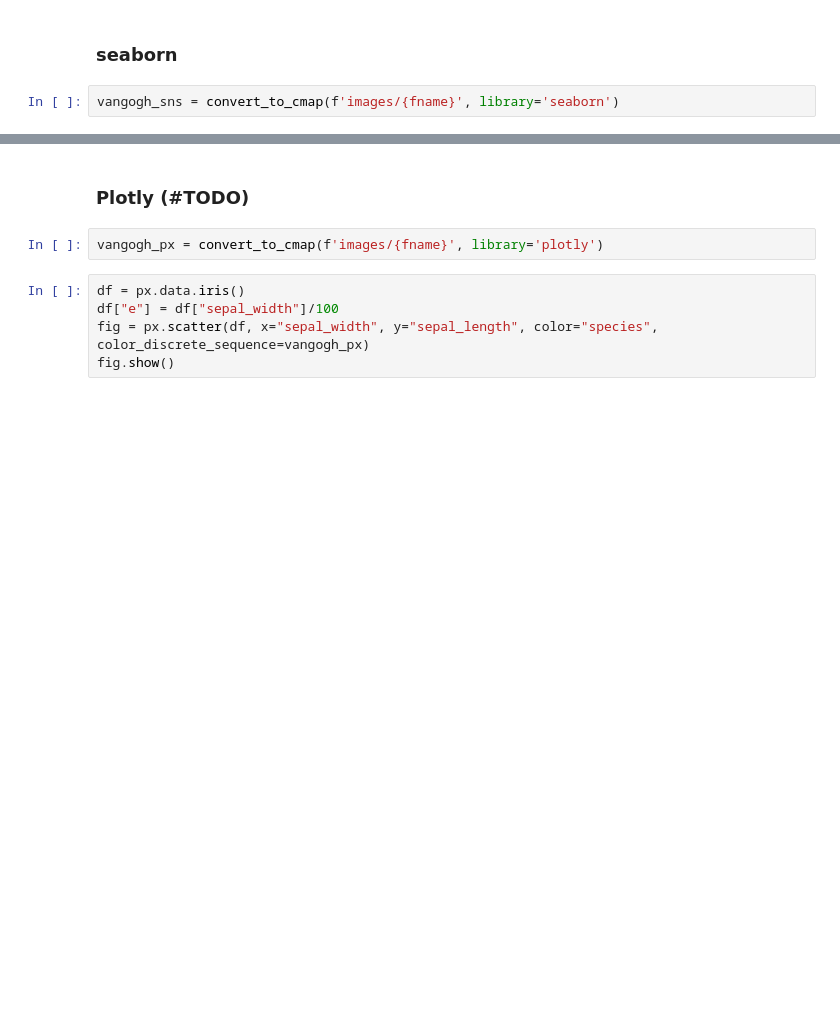
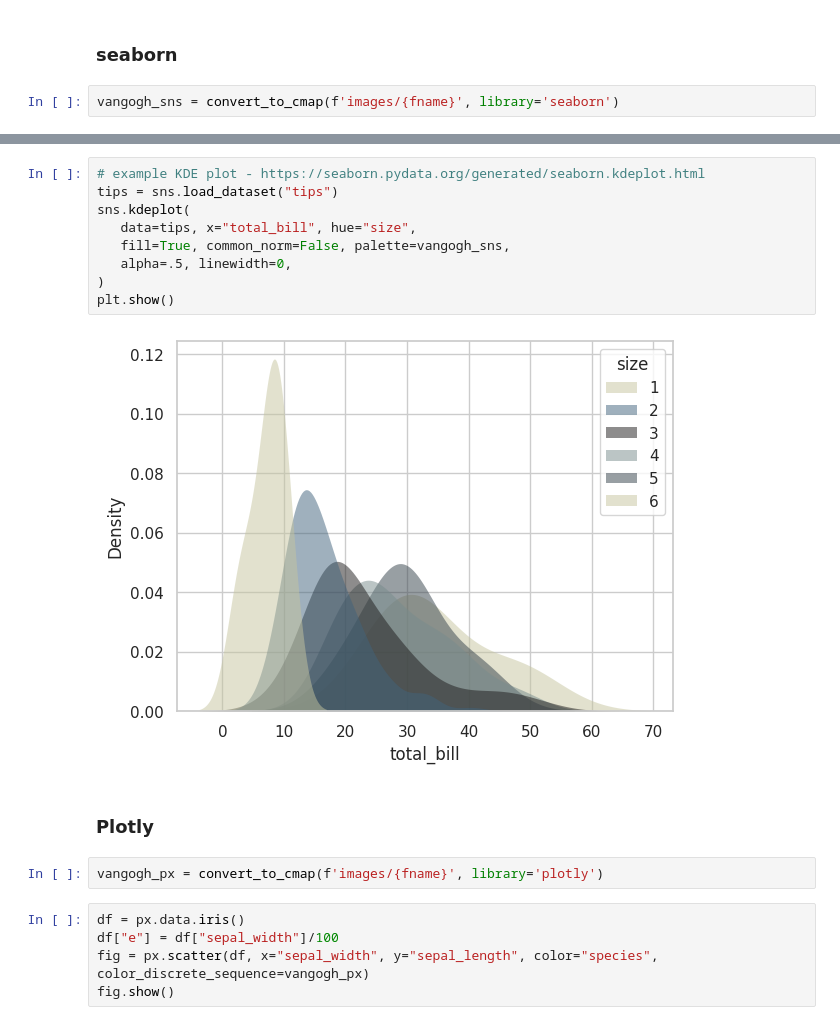
Before and after one commit to sansona/palettecleanse, a Jupyter notebook: exploratory.ipynb, the cells around one changed output, grey strips where cells are left out. Cells and saved outputs as stored; diff of their text form; blank space fills up the shorter version.

```diff
--- a/exploratory.ipynb
+++ b/exploratory.ipynb
@@ -102,5 +153,16 @@ plt.show()
+# %%
+# example KDE plot - https://seaborn.pydata.org/generated/seaborn.kdeplot.html
+tips = sns.load_dataset("tips")
+sns.kdeplot(
+   data=tips, x="total_bill", hue="size",
+   fill=True, common_norm=False, palette=vangogh_sns,
+   alpha=.5, linewidth=0,
+)
+plt.show()
+# %% [output]
+[figure, added]
 # %% [markdown]
-### Plotly (#TODO)
+### Plotly
 # %%
 vangogh_px = convert_to_cmap(f'images/{fname}', library='plotly')
 # %%
```
Also changed, not shown: parts of 14 cells of this notebook, 8 other files.
